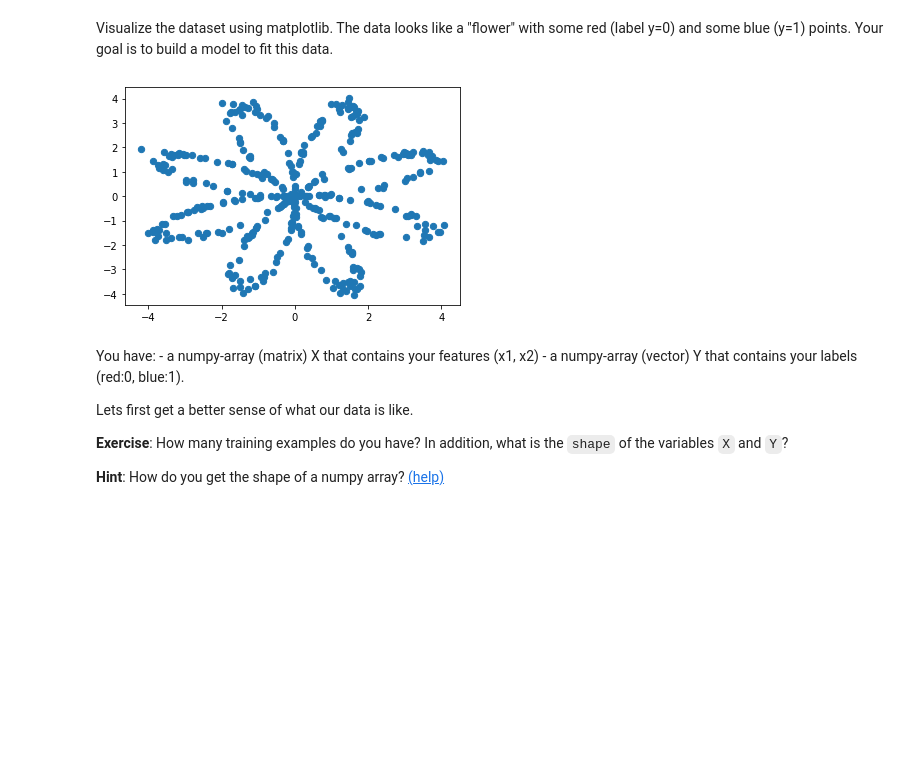
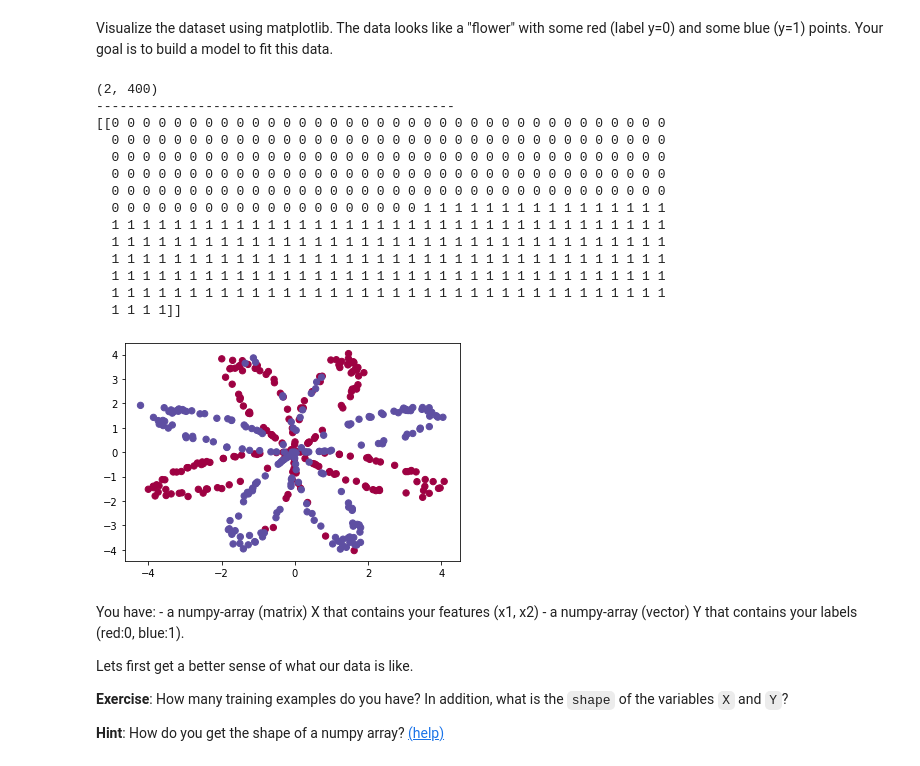
Before and after one commit to desertzk/deeplearning, a Jupyter notebook: week1/assignment3/assignment3.ipynb, the cells around one changed output. Drawn from its saved outputs; the diff is of its cells as text; code cells hidden in the pictures; blank space fills up the shorter version.

```diff
--- a/week1/assignment3/assignment3.ipynb
+++ b/week1/assignment3/assignment3.ipynb
@@ -40,9 +40,26 @@ X, Y = load_planar_dataset()
 Visualize the dataset using matplotlib. The data looks like a "flower" with some red (label y=0) and some blue (y=1) points. Your goal is to build a model to fit this data.
 # %%
 # Visualize the data:
-plt.scatter(X[0, :], X[1, :], s=40, cmap=plt.cm.Spectral);
+print(X.shape)
+print("----------------------------------------------")
+print(Y)
+plt.scatter(X[0, :], X[1, :], c=np.squeeze(Y),s=40, cmap=plt.cm.Spectral);
 # %% [output]
+(2, 400)
+----------------------------------------------
+[[0 0 0 0 0 0 0 0 0 0 0 0 0 0 0 0 0 0 0 0 0 0 0 0 0 0 0 0 0 0 0 0 0 0 0 0
+  0 0 0 0 0 0 0 0 0 0 0 0 0 0 0 0 0 0 0 0 0 0 0 0 0 0 0 0 0 0 0 0 0 0 0 0
+  0 0 0 0 0 0 0 0 0 0 0 0 0 0 0 0 0 0 0 0 0 0 0 0 0 0 0 0 0 0 0 0 0 0 0 0
+  0 0 0 0 0 0 0 0 0 0 0 0 0 0 0 0 0 0 0 0 0 0 0 0 0 0 0 0 0 0 0 0 0 0 0 0
+  0 0 0 0 0 0 0 0 0 0 0 0 0 0 0 0 0 0 0 0 0 0 0 0 0 0 0 0 0 0 0 0 0 0 0 0
+  0 0 0 0 0 0 0 0 0 0 0 0 0 0 0 0 0 0 0 0 1 1 1 1 1 1 1 1 1 1 1 1 1 1 1 1
+  1 1 1 1 1 1 1 1 1 1 1 1 1 1 1 1 1 1 1 1 1 1 1 1 1 1 1 1 1 1 1 1 1 1 1 1
+  1 1 1 1 1 1 1 1 1 1 1 1 1 1 1 1 1 1 1 1 1 1 1 1 1 1 1 1 1 1 1 1 1 1 1 1
+  1 1 1 1 1 1 1 1 1 1 1 1 1 1 1 1 1 1 1 1 1 1 1 1 1 1 1 1 1 1 1 1 1 1 1 1
+  1 1 1 1 1 1 1 1 1 1 1 1 1 1 1 1 1 1 1 1 1 1 1 1 1 1 1 1 1 1 1 1 1 1 1 1
+  1 1 1 1 1 1 1 1 1 1 1 1 1 1 1 1 1 1 1 1 1 1 1 1 1 1 1 1 1 1 1 1 1 1 1 1
+  1 1 1 1]]
-[figure, old version]
+[figure, new version]
 # %% [markdown]
 You have:
     - a numpy-array (matrix) X that contains your features (x1, x2)
```
Also changed, not shown: parts of 22 cells of this notebook, 1 other file.
